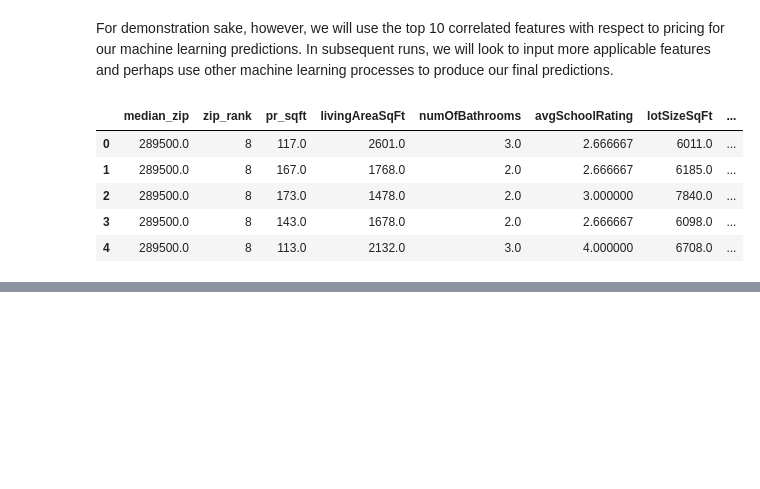
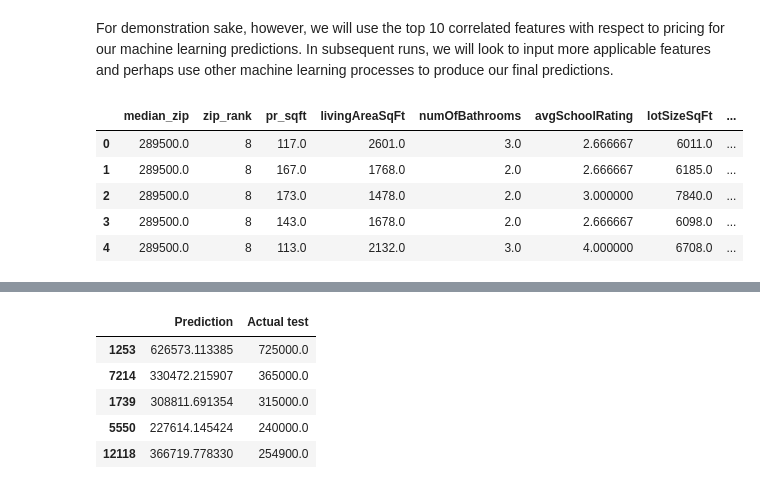
Before and after one commit to dianahandler/Final_Module20_Group3, a Jupyter notebook: Austin-Sklearn-Machine-Learning.ipynb, the cells around one changed output, grey strips where cells are left out. Drawn from its saved outputs; the diff is of its cells as text; code cells hidden in the pictures; blank space fills up the shorter version.

```diff
--- a/Austin-Sklearn-Machine-Learning.ipynb
+++ b/Austin-Sklearn-Machine-Learning.ipynb
@@ -226,0 +289,10 @@ y_demo = df_ac['latestPrice']
+# %%
+testing = pd.DataFrame({'Prediction': y_pred_demo, 'Actual test': y_test_demo})
+testing.head()
+# %% [output]
+|  | Prediction | Actual test |
+| 1253 | 626573.113385 | 725000.0 |
+| 7214 | 330472.215907 | 365000.0 |
+| 1739 | 308811.691354 | 315000.0 |
+| 5550 | 227614.145424 | 240000.0 |
+| 12118 | 366719.778330 | 254900.0 |
```
Also changed, not shown: parts of 16 cells of this notebook.
